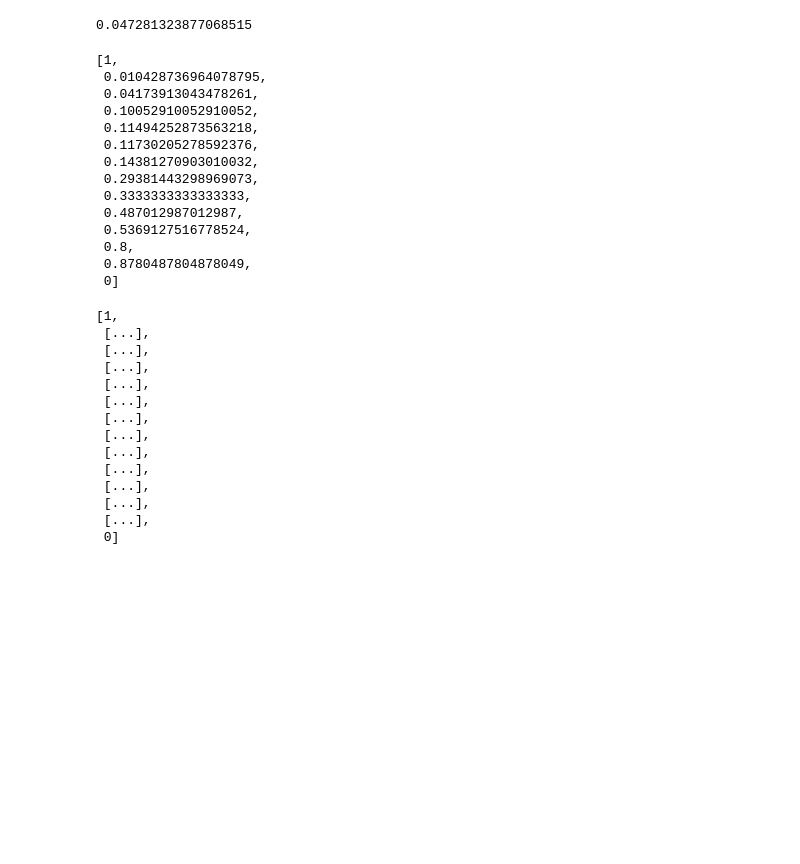
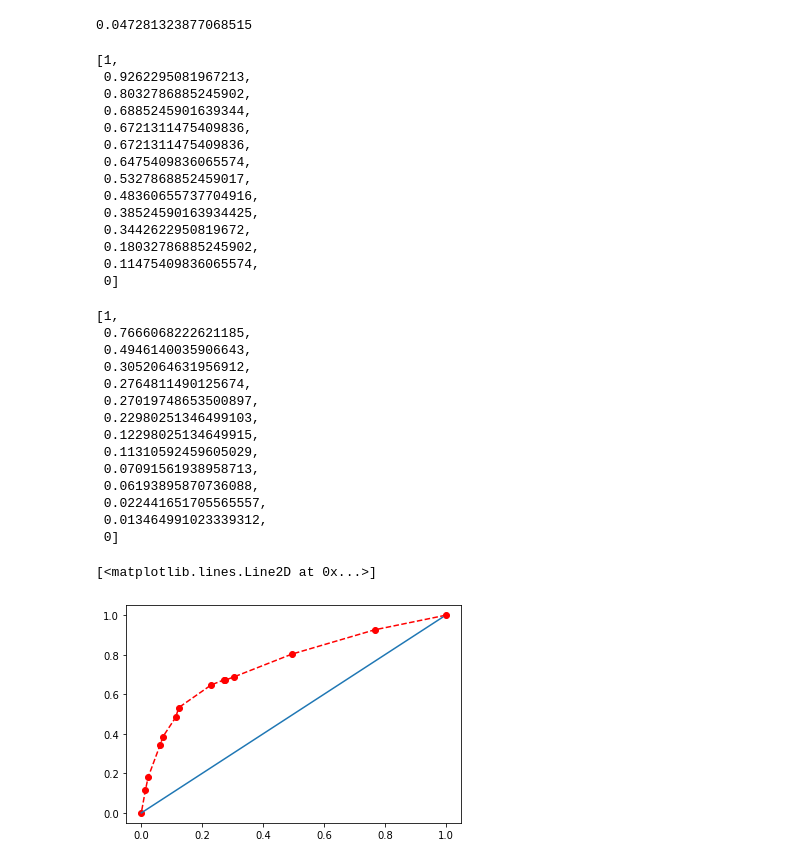
Before and after one commit to GersonVis/Tecnicas-de-IA, a Jupyter notebook: curso udemy/regresión logística/regresión logística para predicciones bancarias.ipynb, the cells around one changed output. Drawn from its saved outputs; the diff is of its cells as text; code cells hidden in the pictures; blank space fills up the shorter version.

```diff
--- a/curso udemy/regresión logística/regresión logística para predicciones bancarias.ipynb
+++ b/curso udemy/regresión logística/regresión logística para predicciones bancarias.ipynb
@@ -632,17 +632,19 @@ thresholds = [0.04, 0.05, 0.07, 0.10, 0.12, 0.15, 0.18, 0.20, 0.25, 0.3, 0.4, 0.
 sensitivities = [1]
 especifities_1 = [1]
 for t in thresholds:
-    prob_df=pd.DataFrame(probs[:, 1])
-    prob_df["prediction"]=np.where(prob_df[0]>t, 1, 0)
-    prob_df["actual"]=list(Y_test)
-    confusion_matrix=pd.crosstab(prob_df.prediction, prob_df.actual)
+    prob_df["prediction"] = np.where(prob_df[0]>=t, 1, 0)
+    prob_df["actual"] = list(Y_test)
+    prob_df.head()
+
+    confusion_matrix = pd.crosstab(prob_df.prediction, prob_df.actual)
     TN=confusion_matrix[0][0]
     TP=confusion_matrix[1][1]
-    FN=confusion_matrix[0][1]
-    TP=confusion_matrix[1][0]
-    sens=TP/(TP+FN)
-    espc_1=1-TN/(TN+FP)
+    FP=confusion_matrix[0][1]
+    FN=confusion_matrix[1][0]
+
+    sens = TP/(TP+FN)
     sensitivities.append(sens)
+    espc_1 = 1-TN/(TN+FP)
     especifities_1.append(espc_1)
 sensitivities.append(0)
 especifities_1.append(0)
@@ -650,33 +652,33 @@ especifities_1.append(0)
 sensitivities
 # %% [output]
 [1,
- 0.010428736964078795,
- 0.04173913043478261,
- 0.10052910052910052,
- 0.11494252873563218,
- 0.11730205278592376,
- 0.14381270903010032,
- 0.29381443298969073,
- 0.3333333333333333,
- 0.487012987012987,
- 0.5369127516778524,
- 0.8,
- 0.8780487804878049,
+ 0.9262295081967213,
+ 0.8032786885245902,
+ 0.6885245901639344,
+ 0.6721311475409836,
+ 0.6721311475409836,
+ 0.6475409836065574,
+ 0.5327868852459017,
+ 0.48360655737704916,
+ 0.38524590163934425,
+ 0.3442622950819672,
+ 0.18032786885245902,
+ 0.11475409836065574,
  0]
 # %%
 especifities_1
 # %% [output]
 [1,
- [...],
- [...],
- [...],
- [...],
- [...],
- [...],
- [...],
- [...],
- [...],
- [...],
- [...],
- [...],
+ 0.7666068222621185,
+ 0.4946140035906643,
+ 0.3052064631956912,
+ 0.2764811490125674,
+ 0.27019748653500897,
+ 0.22980251346499103,
+ 0.12298025134649915,
+ 0.11310592459605029,
+ 0.07091561938958713,
+ 0.06193895870736088,
+ 0.022441651705565557,
+ 0.013464991023339312,
  0]
@@ -682,0 +687,11 @@ especifities_1
+# %%
+%matplotlib inline
+plt.plot(especifities_1, sensitivities, marker="o", linestyle="--", color="r")
+##pintamos una linea
+x=[i*0.01 for i in range(100)]
+y=[i*0.01 for i in range(100)]
+plt.plot(x,y)
+## se interpreta de derecha a izquierda, entre más alejado este del centro es mejor el modelo
+# %% [output]
+[<matplotlib.lines.Line2D at 0x...>]
+[figure, added]
```
Also changed, not shown: parts of 10 cells of this notebook.
